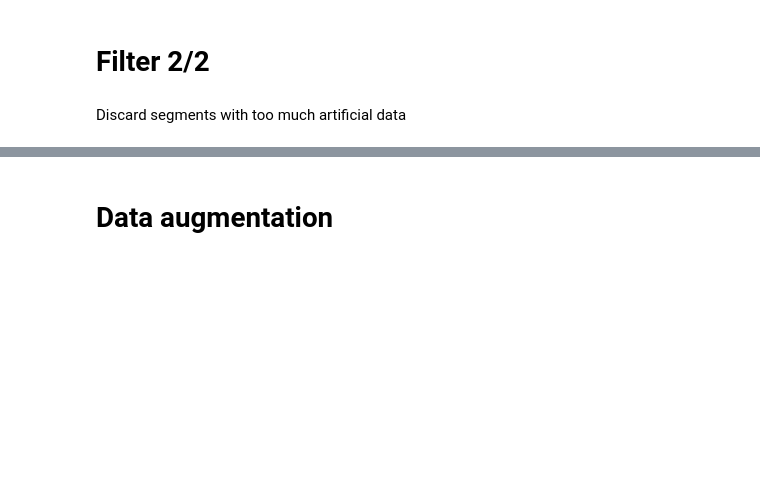
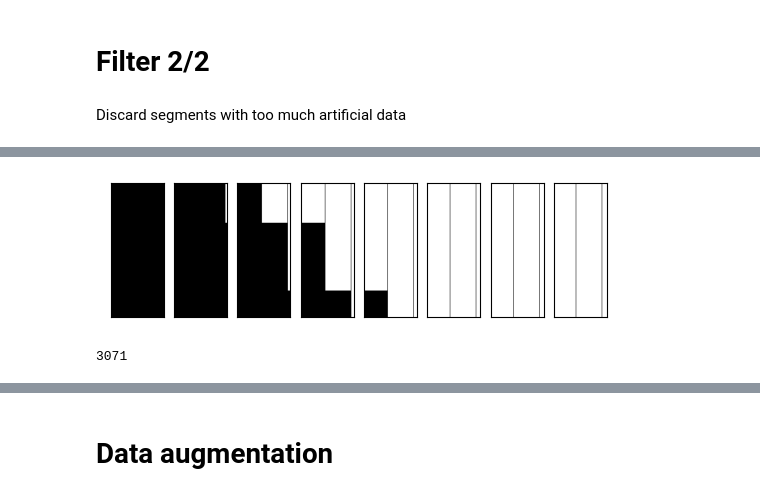
Before and after one commit to Yahnnosh/Sensor-Based-Modeling-of-Fatigue-Using-Transformer-Model, a Jupyter notebook: preproc_data_V3.ipynb, the cells around one changed output, grey strips where cells are left out. Drawn from its saved outputs; the diff is of its cells as text; code cells hidden in the pictures; blank space fills up the shorter version.

```diff
--- a/preproc_data_V3.ipynb
+++ b/preproc_data_V3.ipynb
@@ -421,0 +531,11 @@ Discard segments with too much artificial data
+# %%
+plot_segments(NA_images[0]['ActivityCounts'])
+# %% [output]
+[figure, added]
+# %%
+sum([1 if NA_per_segment[day][variable][segment] > 0.8 else 0
+     for day in range(data.shape[0])
+     for variable in VARIABLES
+     for segment in range(len(NA_per_segment[day][variable]))])
+# %% [output]
+3071
```
Also changed, not shown: parts of 20 cells of this notebook.
